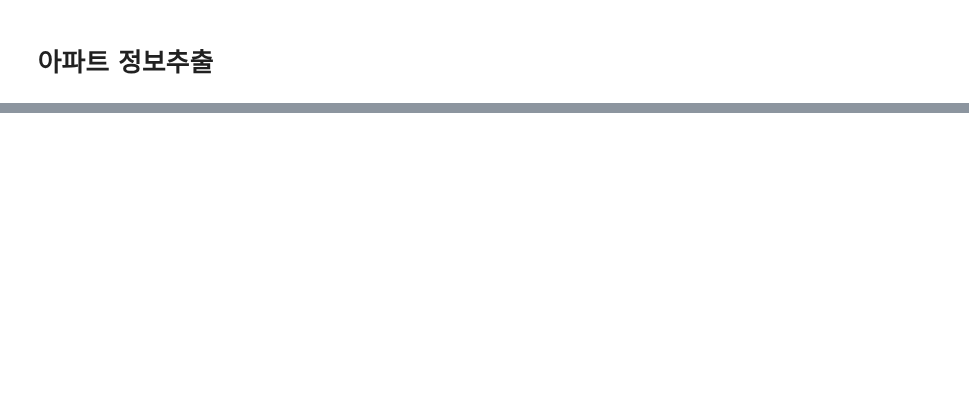
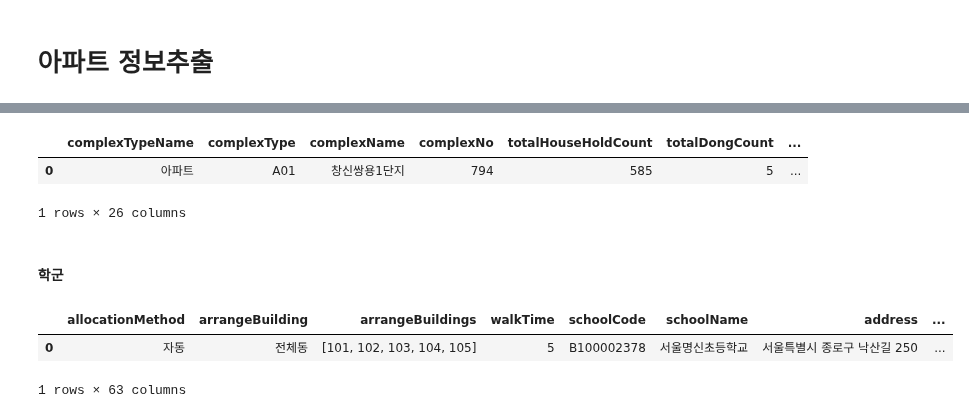
Before and after one commit to hsnam95/my, a Jupyter notebook: naver부동산.ipynb, the cells around one changed output, grey strips where cells are left out. Drawn from its saved outputs; the diff is of its cells as text; code cells hidden in the pictures; blank space fills up the shorter version.

```diff
--- a/naver부동산.ipynb
+++ b/naver부동산.ipynb
@@ -32,8 +60,22 @@ header = {"User-Agent": "Mozilla/5.0 (Macintosh; Intel Mac OS X 10_15_7) AppleWe
           "Referer": Referer
 }
 # %%
-url = 'https://new.land.naver.com/api/complexes/'+complexNo+'/prices?complexNo='+complexNo+'&type=table'
-get_INFO(url, header)
+url = 'https://new.land.naver.com/api/complexes/overview/'+complexNo+'?complexNo='+complexNo
+complexOverviewINFO=get_INFO(url, header)
+complexOverviewINFO.keys()
+pd.DataFrame([complexOverviewINFO])
+# %% [output]
+|  | complexTypeName | complexType | complexName | complexNo | totalHouseHoldCount | totalDongCount | ... |
+| 0 | 아파트 | A01 | 창신쌍용1단지 | 794 | 585 | 5 | ... |
+1 rows × 26 columns
+# %% [markdown]
+#### 학군
 # %%
-url = 'https://new.land.naver.com/api/complexes/overview/'+complexNo+'?complexNo='+complexNo
-get_INFO(url, header)
+url = 'https://new.land.naver.com/api/complexes/'+complexNo+'/schools'
+schoolINFO = get_INFO(url, header)
+schoolINFO.keys()
+pd.DataFrame(schoolINFO['schools'])
+# %% [output]
+|  | allocationMethod | arrangeBuilding | arrangeBuildings | walkTime | schoolCode | schoolName | address | ... |
+| 0 | 자동 | 전체동 | [101, 102, 103, 104, 105] | 5 | B100002378 | 서울명신초등학교 | 서울특별시 종로구 낙산길 250 | ... |
+1 rows × 63 columns
```
Also changed, not shown: parts of 19 cells of this notebook.
